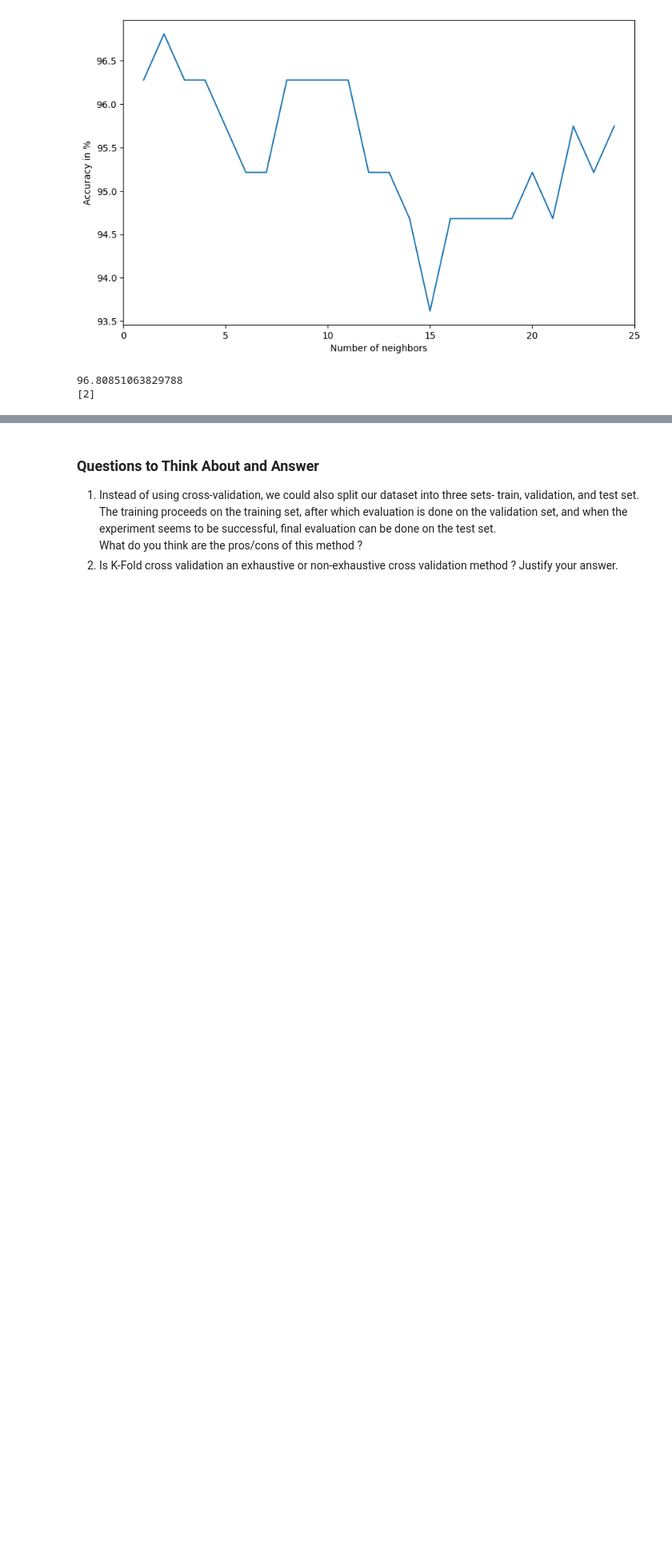
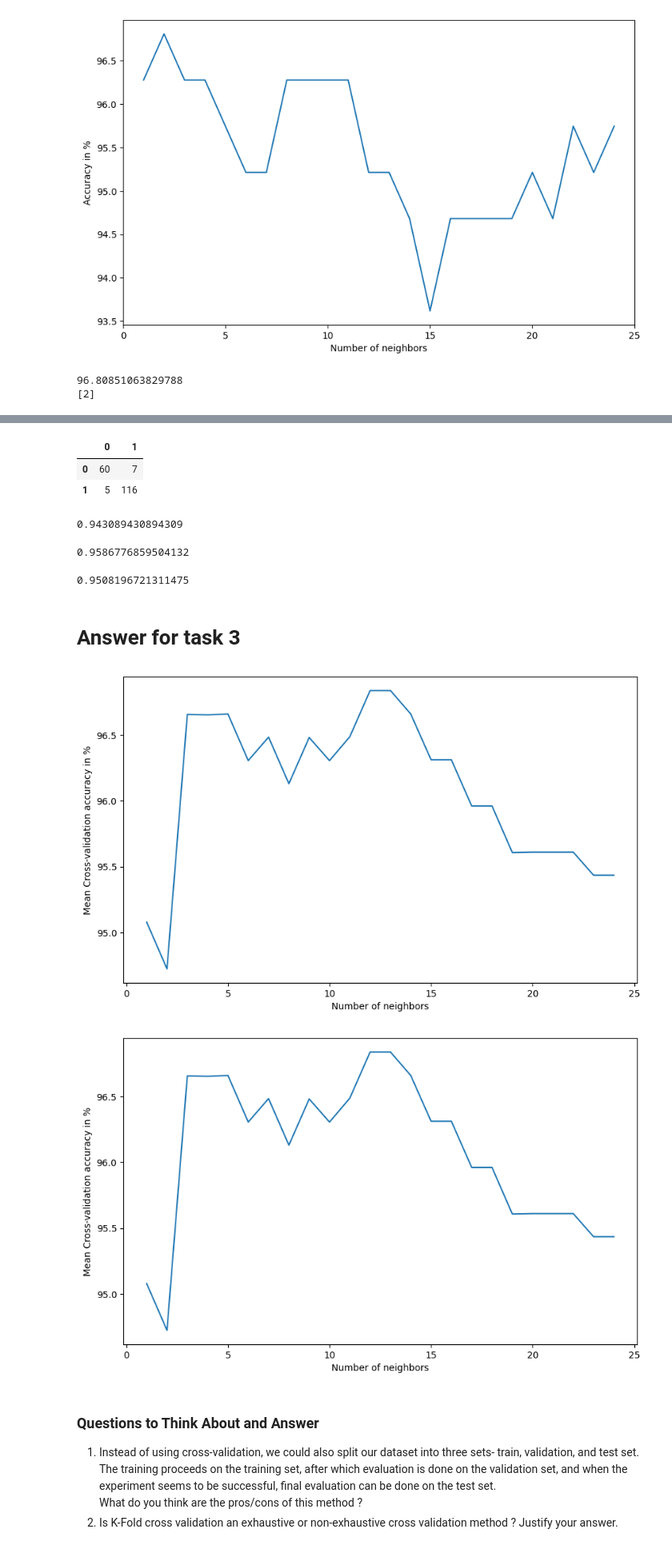
Before and after one commit to 21JN1A4575/IIIT_FMML_Lab_Assignment, a Jupyter notebook: mod3_lab4.ipynb, the cells around one changed output, grey strips where cells are left out. Shown: that part at 80% size. Drawn from its saved outputs; the diff is of its cells as text; code cells hidden in the pictures; blank space fills up the shorter version.

```diff
--- a/mod3_lab4.ipynb
+++ b/mod3_lab4.ipynb
@@ -275,0 +311,7 @@ print(optimal_ks)
+# %%
+p=pd.DataFrame(cm)
+p
+# %% [output]
+|  | 0 | 1 |
+| 0 | 60 | 7 |
+| 1 | 5 | 116 |
@@ -276,6 +323,74 @@ print(optimal_ks)
+# %%
+p_c
+# %% [output]
+0.943089430894309
+# %%
+r_s
+# %% [output]
+0.9586776859504132
+# %%
+from sklearn.metrics import f1_score
+f_s=f1_score(y_test,predictions)
+f_s
+# %% [output]
+0.9508196721311475
 # %%
 ## TASK-3:
 ## Perform K-Fold Cross validation after standardizing the data. Display your results.
+# %% [markdown]
+# Answer for task 3
+# %%
+kf = KFold(n_splits=10)
+
+cv_scores = []
+neighbors = []
+for k in range(1,25):
+  knn = KNeighborsClassifier(n_neighbors = k)
+  neighbors.append(k)
+  acclist = []
+  X_scaled = pd.DataFrame(X_scaled)
+  for train_index, test_index in kf.split(X_scaled, y):
+    x_train_fold, x_test_fold = X_scaled.iloc[train_index], X_scaled.iloc[test_index]
+    y_train_fold, y_test_fold = y.iloc[train_index], y.iloc[test_index]
+    knn.fit(x_train_fold, y_train_fold)
+    acclist.append(knn.score(x_test_fold, y_test_fold))
+  cv_scores.append(mean(acclist))
+
+Accuracy = [x*100 for x in cv_scores]
+
+# plot misclassification error versus k
+plt.figure(figsize = (10, 6))
+plt.plot(neighbors, Accuracy)
+plt.xlabel('Number of neighbors')
+plt.ylabel('Mean Cross-validation accuracy in %')
+plt.show()
+kf = KFold(n_splits=10)
+
+cv_scores = []
+neighbors = []
+for k in range(1,25):
+  knn = KNeighborsClassifier(n_neighbors = k)
+  neighbors.append(k)
+  acclist = []
+  X_scaled = pd.DataFrame(X_scaled)
+  for train_index, test_index in kf.split(X_scaled, y):
+    x_train_fold, x_test_fold = X_scaled.iloc[train_index], X_scaled.iloc[test_index]
+    y_train_fold, y_test_fold = y.iloc[train_index], y.iloc[test_index]
+    knn.fit(x_train_fold, y_train_fold)
+    acclist.append(knn.score(x_test_fold, y_test_fold))
+  cv_scores.append(mean(acclist))
+
+Accuracy = [x*100 for x in cv_scores]
+
+# plot misclassification error versus k
+plt.figure(figsize = (10, 6))
+plt.plot(neighbors, Accuracy)
+plt.xlabel('Number of neighbors')
+plt.ylabel('Mean Cross-validation accuracy in %')
+plt.show()
+# %% [output]
+[figure, added]
+[figure, added]
 # %% [markdown]
 ### Questions to Think About and Answer
 1. Instead of using cross-validation, we could also split our dataset into three sets- train, validation, and test set. The training proceeds on the training set, after which evaluation is done on the validation set, and when the experiment seems to be successful, final evaluation can be done on the test set.
```
Also changed, not shown: parts of 12 cells of this notebook.
